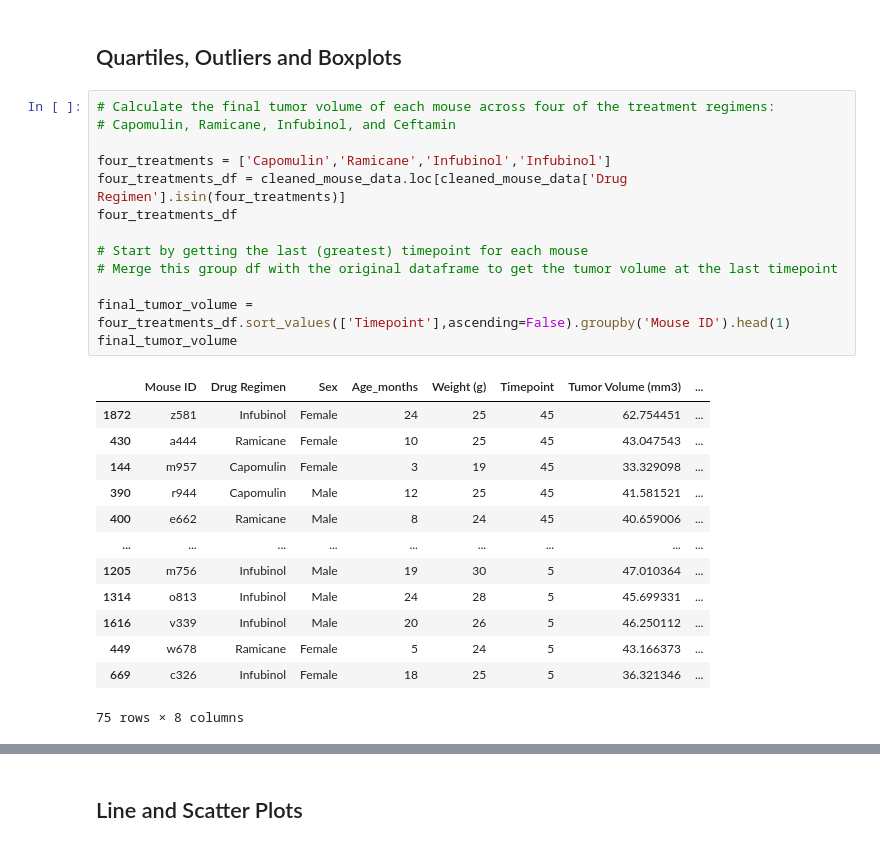
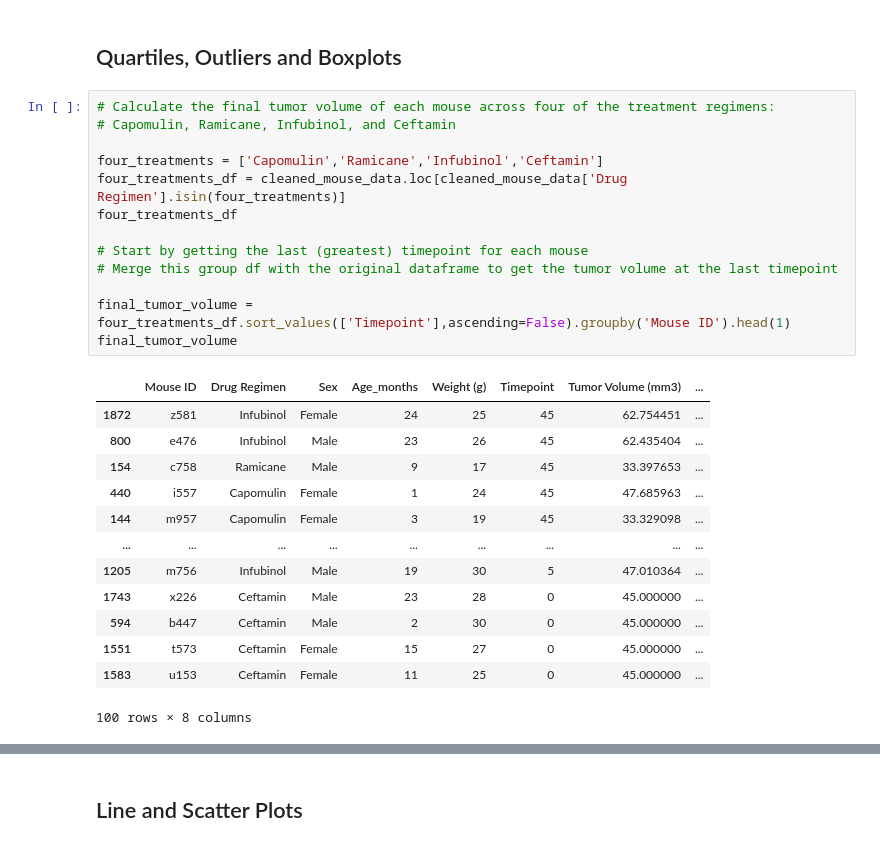
Before and after one commit to ChloeThan/Matplotlib_Challenge, a Jupyter notebook: pymaceuticals_chloe.ipynb, the cells around one changed output, grey strips where cells are left out. Cells and saved outputs as stored; diff of their text form.

```diff
--- a/pymaceuticals_chloe.ipynb
+++ b/pymaceuticals_chloe.ipynb
@@ -267,30 +267,30 @@ plt.show()
 # %%
 # Calculate the final tumor volume of each mouse across four of the treatment regimens:
 # Capomulin, Ramicane, Infubinol, and Ceftamin
 
-four_treatments = ['Capomulin','Ramicane','Infubinol','Infubinol']
+four_treatments = ['Capomulin','Ramicane','Infubinol','Ceftamin']
 four_treatments_df = cleaned_mouse_data.loc[cleaned_mouse_data['Drug Regimen'].isin(four_treatments)]
 four_treatments_df
 
 # Start by getting the last (greatest) timepoint for each mouse
 # Merge this group df with the original dataframe to get the tumor volume at the last timepoint
 
 final_tumor_volume = four_treatments_df.sort_values(['Timepoint'],ascending=False).groupby('Mouse ID').head(1)
 final_tumor_volume
 # %% [output]
 |  | Mouse ID | Drug Regimen | Sex | Age_months | Weight (g) | Timepoint | Tumor Volume (mm3) | ... |
 | 1872 | z581 | Infubinol | Female | 24 | 25 | 45 | 62.754451 | ... |
-| 430 | a444 | Ramicane | Female | 10 | 25 | 45 | 43.047543 | ... |
+| 800 | e476 | Infubinol | Male | 23 | 26 | 45 | 62.435404 | ... |
+| 154 | c758 | Ramicane | Male | 9 | 17 | 45 | 33.397653 | ... |
+| 440 | i557 | Capomulin | Female | 1 | 24 | 45 | 47.685963 | ... |
 | 144 | m957 | Capomulin | Female | 3 | 19 | 45 | 33.329098 | ... |
-| 390 | r944 | Capomulin | Male | 12 | 25 | 45 | 41.581521 | ... |
-| 400 | e662 | Ramicane | Male | 8 | 24 | 45 | 40.659006 | ... |
 | ... | ... | ... | ... | ... | ... | ... | ... | ... |
 | 1205 | m756 | Infubinol | Male | 19 | 30 | 5 | 47.010364 | ... |
-| 1314 | o813 | Infubinol | Male | 24 | 28 | 5 | 45.699331 | ... |
-| 1616 | v339 | Infubinol | Male | 20 | 26 | 5 | 46.250112 | ... |
-| 449 | w678 | Ramicane | Female | 5 | 24 | 5 | 43.166373 | ... |
-| 669 | c326 | Infubinol | Female | 18 | 25 | 5 | 36.321346 | ... |
+| 1743 | x226 | Ceftamin | Male | 23 | 28 | 0 | 45.000000 | ... |
+| 594 | b447 | Ceftamin | Male | 2 | 30 | 0 | 45.000000 | ... |
+| 1551 | t573 | Ceftamin | Female | 15 | 27 | 0 | 45.000000 | ... |
+| 1583 | u153 | Ceftamin | Female | 11 | 25 | 0 | 45.000000 | ... |
-75 rows × 8 columns
+100 rows × 8 columns
 # %%
 # Put treatments into a list for for loop (and later for plot labels)
 # Create empty list to fill with tumor vol data (for plotting)
```
Also changed, not shown: parts of 7 cells of this notebook.
